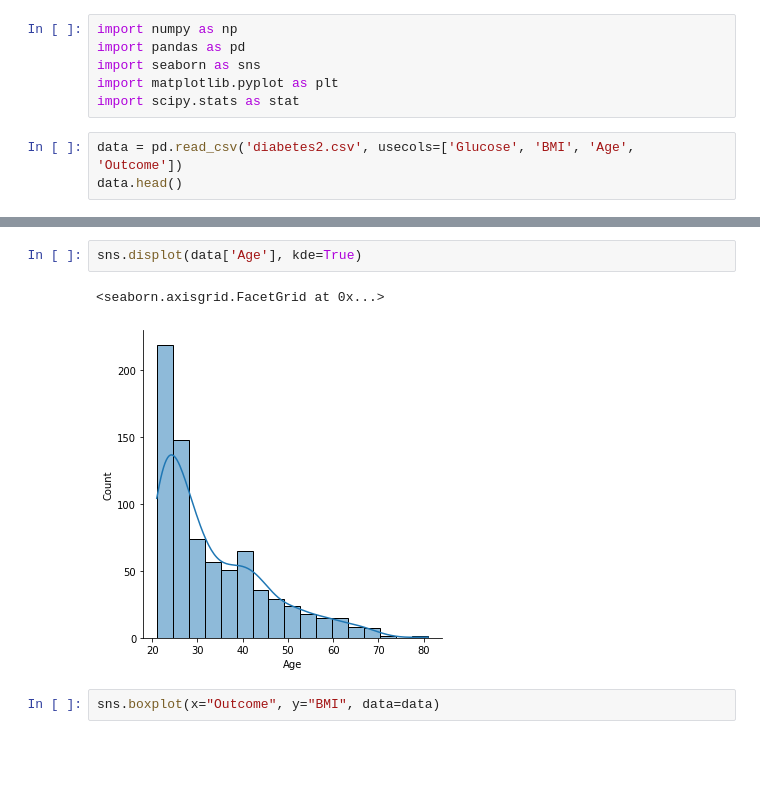
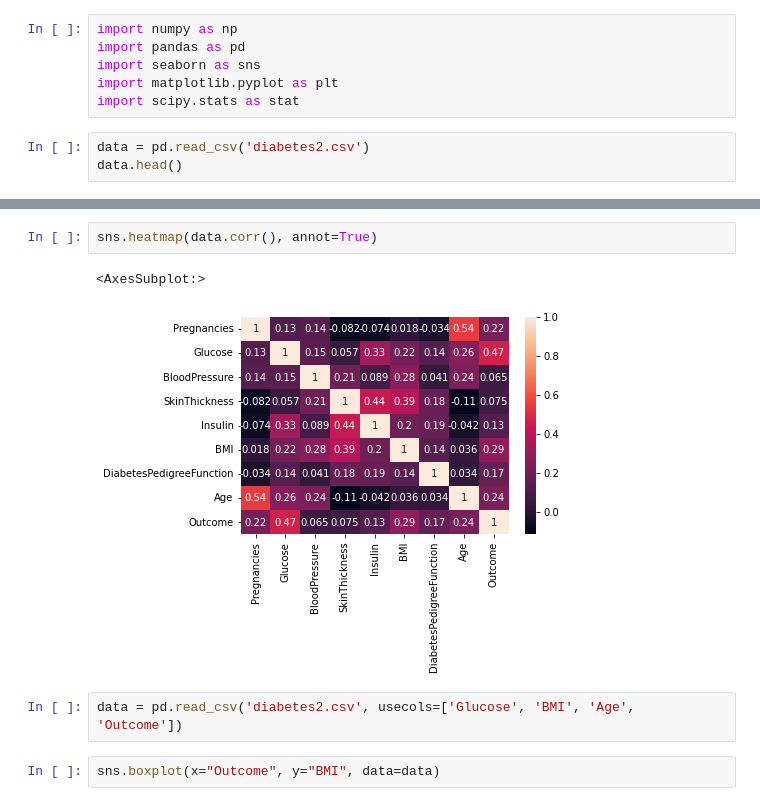
Before and after one commit to duychan/Python, a Jupyter notebook: DataScience/BT1/102190060_TranLongDuy.ipynb, the cells around one changed output, grey strips where cells are left out. Drawn from its saved outputs; the diff is of its cells as text; blank space fills up the shorter version.

```diff
--- a/DataScience/BT1/102190060_TranLongDuy.ipynb
+++ b/DataScience/BT1/102190060_TranLongDuy.ipynb
@@ -5,6 +5,6 @@ import seaborn as sns
 import matplotlib.pyplot as plt
 import scipy.stats as stat
 # %%
-data = pd.read_csv('diabetes2.csv', usecols=['Glucose', 'BMI', 'Age', 'Outcome'])
+data = pd.read_csv('diabetes2.csv')
 data.head()
 # %% [output]
@@ -25,8 +35,10 @@ dtype: int64
 # %%
-sns.displot(data['Age'], kde=True)
+sns.heatmap(data.corr(), annot=True)
 # %% [output]
-<seaborn.axisgrid.FacetGrid at 0x...>
+<AxesSubplot:>
-[figure, old version]
+[figure, new version]
+# %%
+data = pd.read_csv('diabetes2.csv', usecols=['Glucose', 'BMI', 'Age', 'Outcome'])
 # %%
 sns.boxplot(x="Outcome", y="BMI", data=data)
 # %% [output]
```
Also changed, not shown: parts of 14 cells of this notebook.
